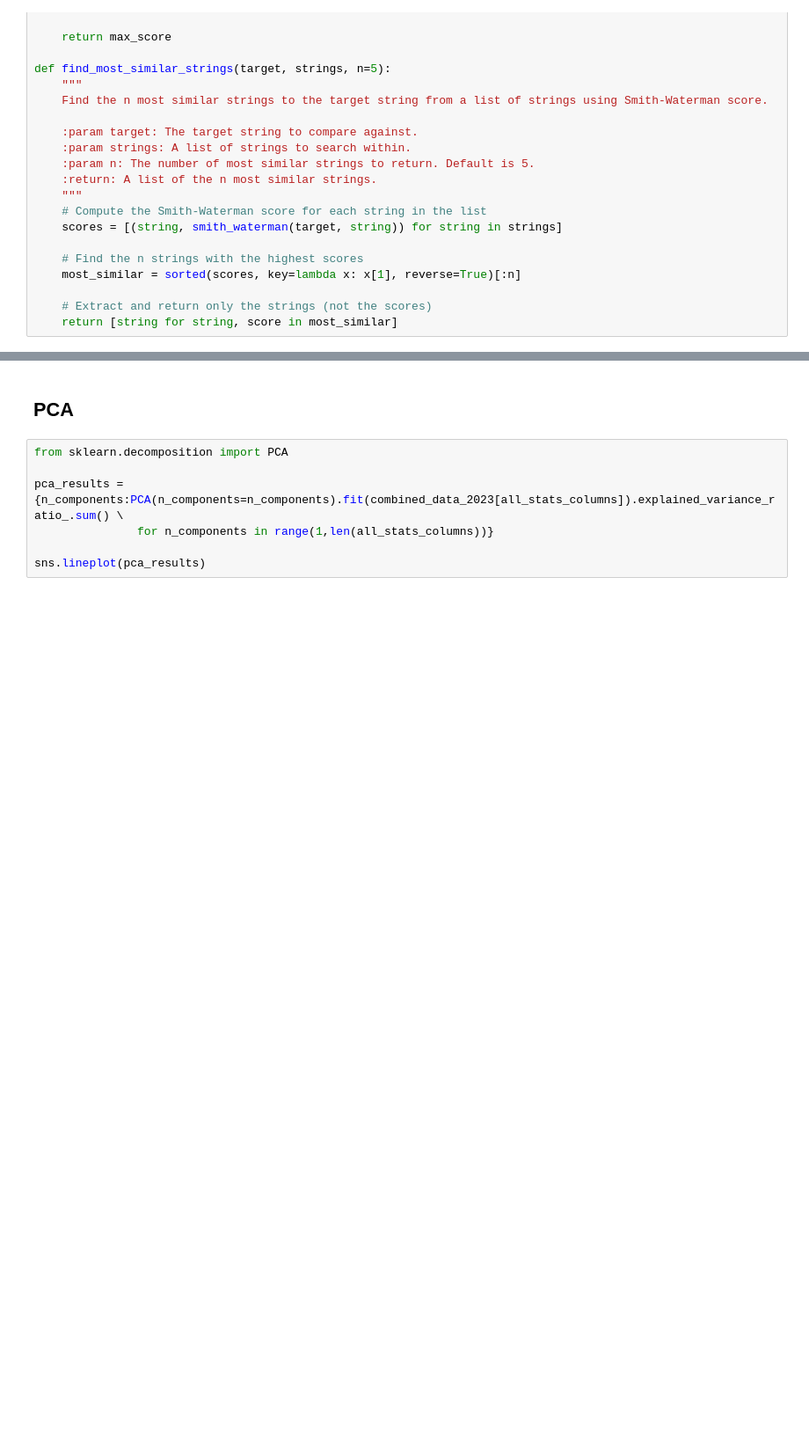
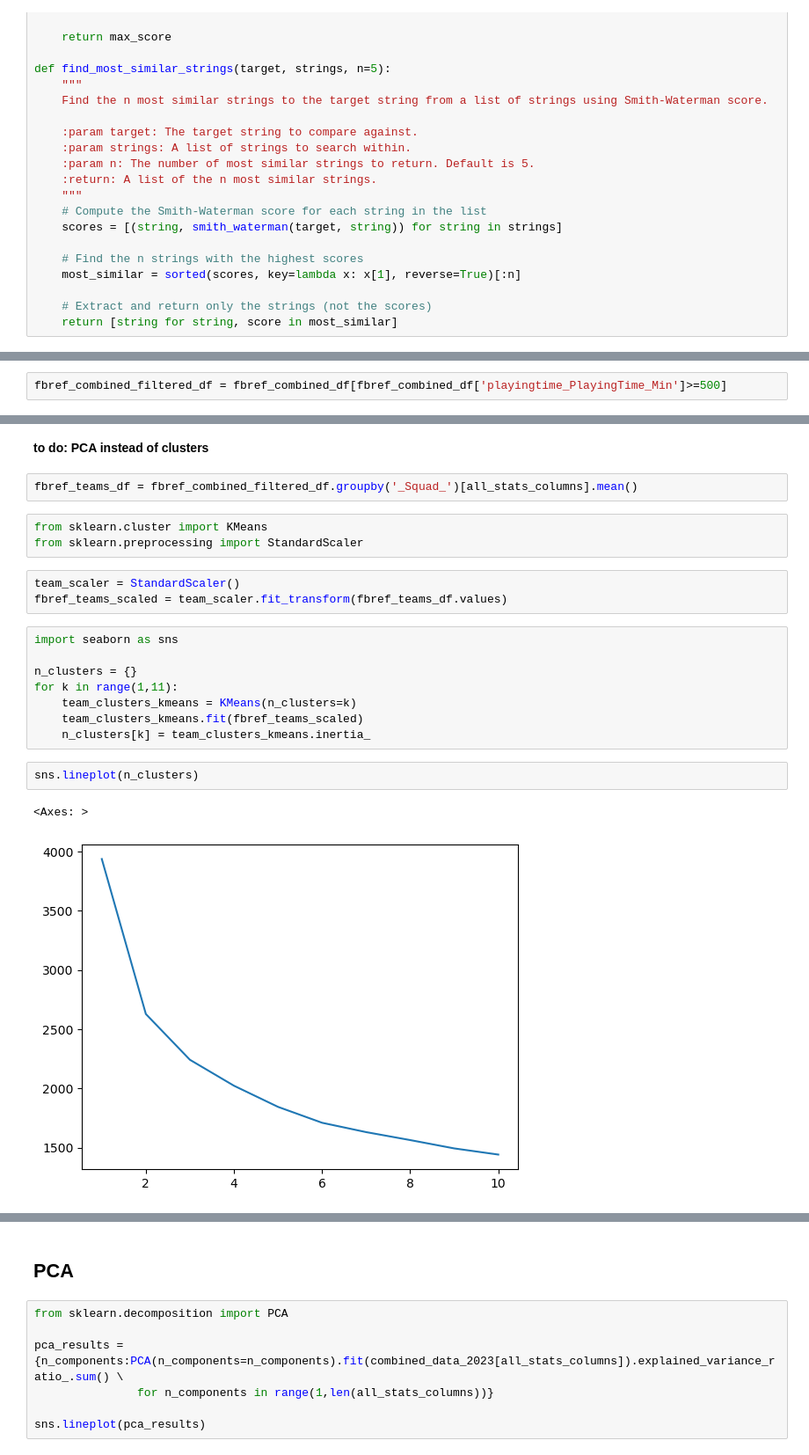
Before and after one commit to alibekk93/FM_skills_prediction, a Jupyter notebook: notebooks/02_feature_engineering.ipynb, the cells around one changed output, grey strips where cells are left out. Shown at 88% size. Drawn from its saved outputs; the diff is of its cells as text; blank space fills up the shorter version.

```diff
--- a/notebooks/03_feature_engineering.ipynb
+++ b/notebooks/02_feature_engineering.ipynb
@@ -54,0 +61,2 @@ def find_most_similar_strings(target, strings, n=5):
+# %%
+fbref_combined_filtered_df = fbref_combined_df[fbref_combined_df['playingtime_PlayingTime_Min']>=500]
@@ -54,0 +78,23 @@ def find_most_similar_strings(target, strings, n=5):
+# %% [markdown]
+**to do: PCA instead of clusters**
+# %%
+fbref_teams_df = fbref_combined_filtered_df.groupby('_Squad_')[all_stats_columns].mean()
+# %%
+from sklearn.cluster import KMeans
+from sklearn.preprocessing import StandardScaler
+# %%
+team_scaler = StandardScaler()
+fbref_teams_scaled = team_scaler.fit_transform(fbref_teams_df.values)
+# %%
+import seaborn as sns
+
+n_clusters = {}
+for k in range(1,11):
+    team_clusters_kmeans = KMeans(n_clusters=k)
+    team_clusters_kmeans.fit(fbref_teams_scaled)
+    n_clusters[k] = team_clusters_kmeans.inertia_
+# %%
+sns.lineplot(n_clusters)
+# %% [output]
+<Axes: >
+[figure, added]
```
Also changed, not shown: parts of 9 cells of this notebook, 2 other files.
